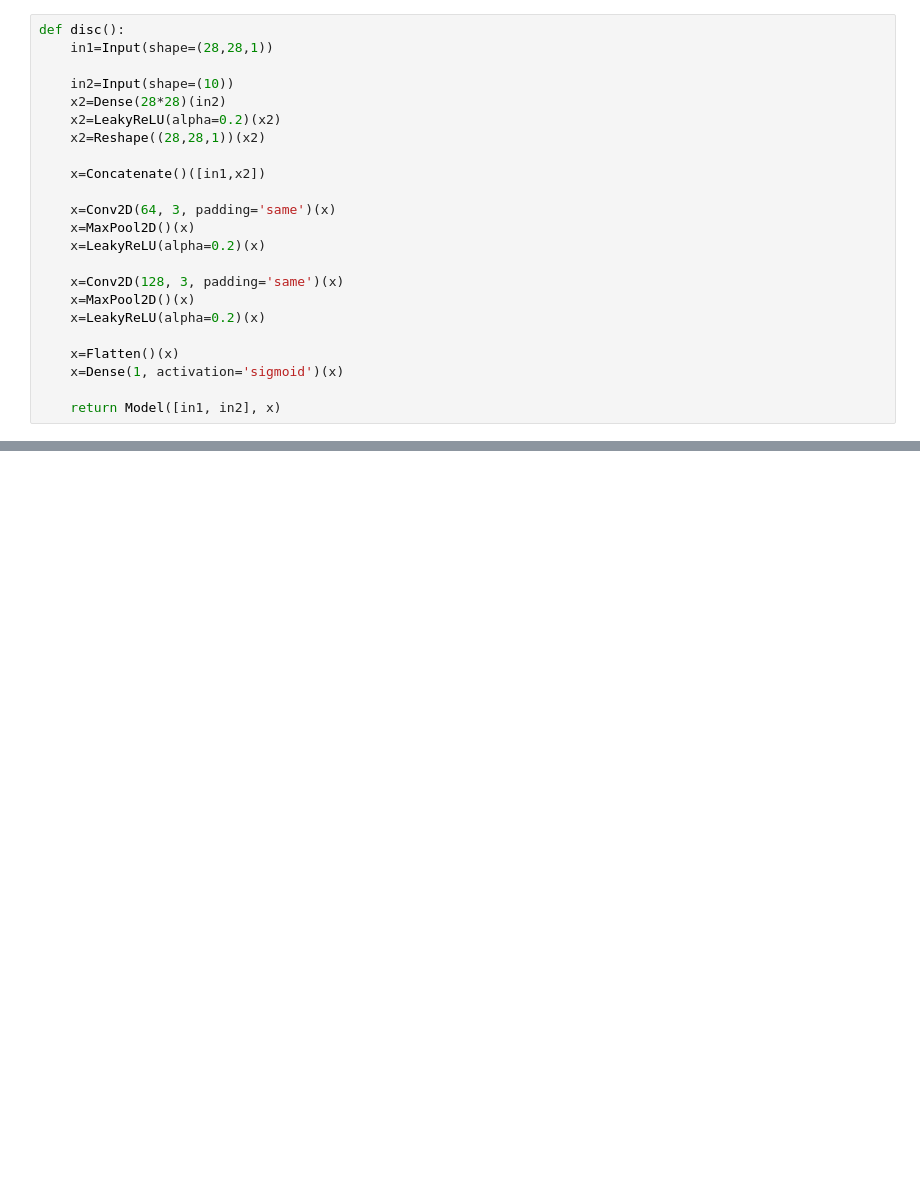
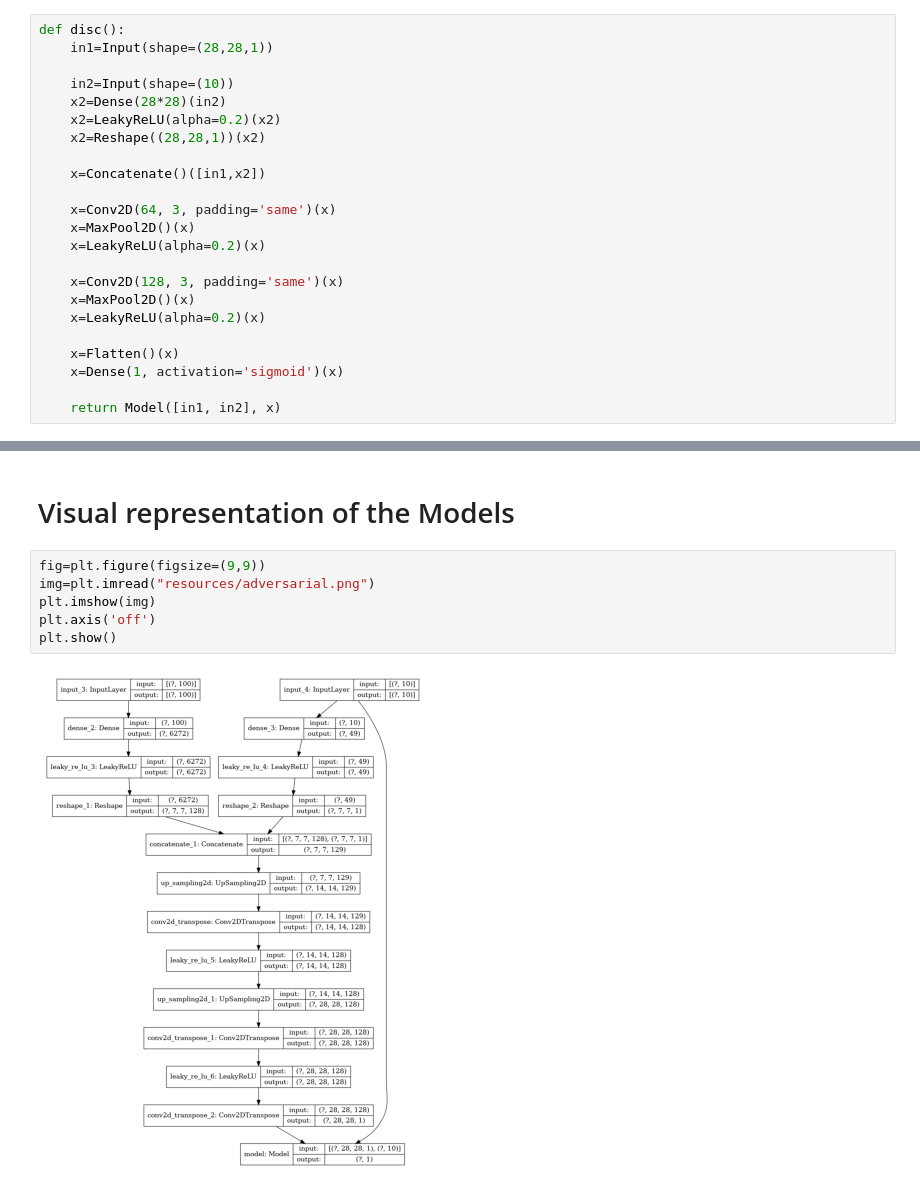
Before and after one commit to sagnik106/MNIST-c-GAN, a Jupyter notebook: main.ipynb, the cells around one changed output, grey strips where cells are left out. Drawn from its saved outputs; the diff is of its cells as text; blank space fills up the shorter version.

```diff
--- a/main.ipynb
+++ b/main.ipynb
@@ -162,0 +252,10 @@ Function call stack:
+# %% [markdown]
+# Visual representation of the Models
+# %%
+fig=plt.figure(figsize=(9,9))
+img=plt.imread("resources/adversarial.png")
+plt.imshow(img)
+plt.axis('off')
+plt.show()
+# %% [output]
+[figure, added]
```
Also changed, not shown: parts of 28 cells of this notebook, 8 other files.
